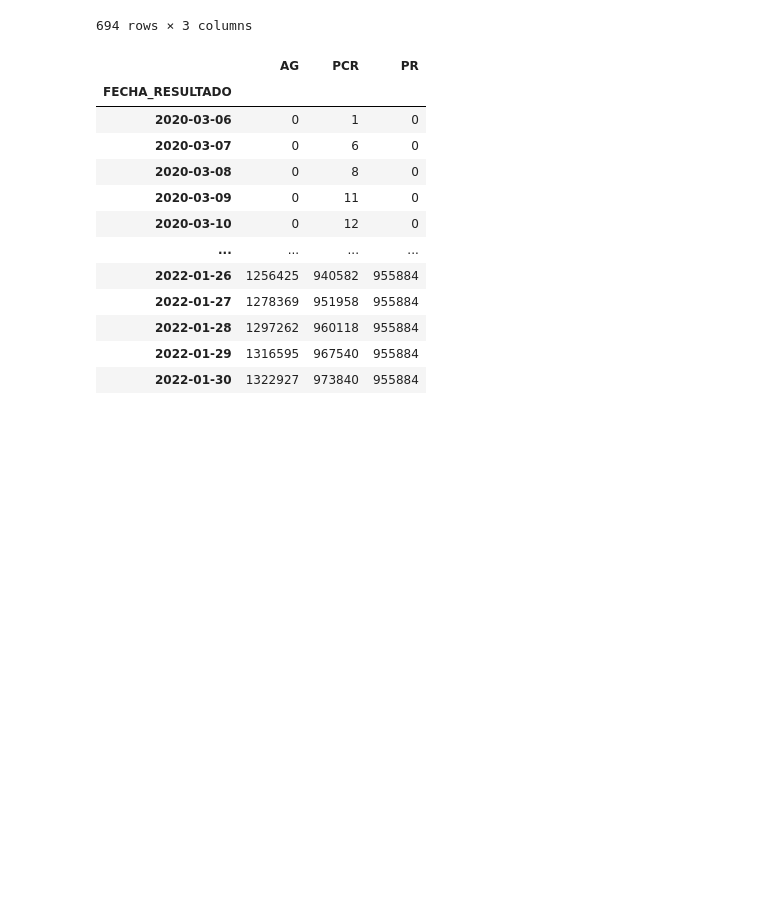
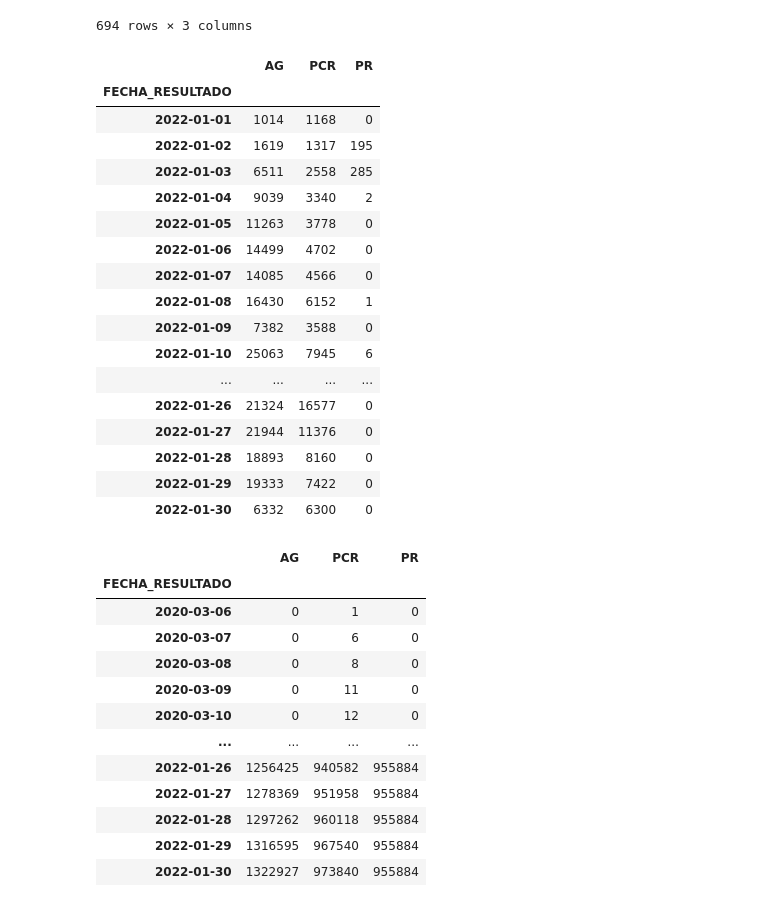
Before and after one commit to annaabsi/git-scraper-covid19, a Jupyter notebook: notebooks/scraper-positivos.ipynb, the cells around one changed output. Drawn from its saved outputs; the diff is of its cells as text; code cells hidden in the pictures; blank space fills up the shorter version.

```diff
--- a/notebooks/scraper-positivos.ipynb
+++ b/notebooks/scraper-positivos.ipynb
@@ -42,6 +42,29 @@ df_positivos
 | 2022-01-29 | 19333 | 7422 | 0 |
 | 2022-01-30 | 6332 | 6300 | 0 |
 694 rows × 3 columns
+# %%
+# DIARIO AG, PCR, PR DESDE 2022
+df_positivos_2022=df_positivos[df_positivos.index >= '2022-01-01']
+df_positivos_2022
+# %% [output]
+|  | AG | PCR | PR |
+| FECHA_RESULTADO |  |  |  |
+| 2022-01-01 | 1014 | 1168 | 0 |
+| 2022-01-02 | 1619 | 1317 | 195 |
+| 2022-01-03 | 6511 | 2558 | 285 |
+| 2022-01-04 | 9039 | 3340 | 2 |
+| 2022-01-05 | 11263 | 3778 | 0 |
+| 2022-01-06 | 14499 | 4702 | 0 |
+| 2022-01-07 | 14085 | 4566 | 0 |
+| 2022-01-08 | 16430 | 6152 | 1 |
+| 2022-01-09 | 7382 | 3588 | 0 |
+| 2022-01-10 | 25063 | 7945 | 6 |
+| ... | ... | ... | ... |
+| 2022-01-26 | 21324 | 16577 | 0 |
+| 2022-01-27 | 21944 | 11376 | 0 |
+| 2022-01-28 | 18893 | 8160 | 0 |
+| 2022-01-29 | 19333 | 7422 | 0 |
+| 2022-01-30 | 6332 | 6300 | 0 |
 # %%
 # ACUMULADO AG, PCR, PR
 df_positivos_cum=df_positivos.cumsum()
```
Also changed, not shown: parts of 1 cell of this notebook, 1 other file.
